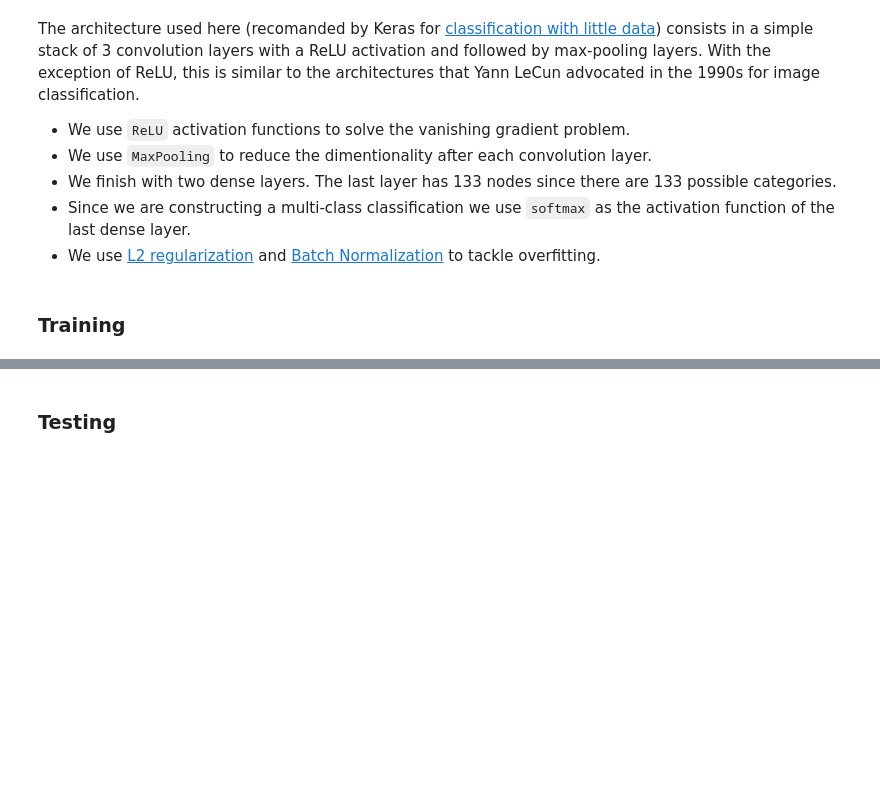
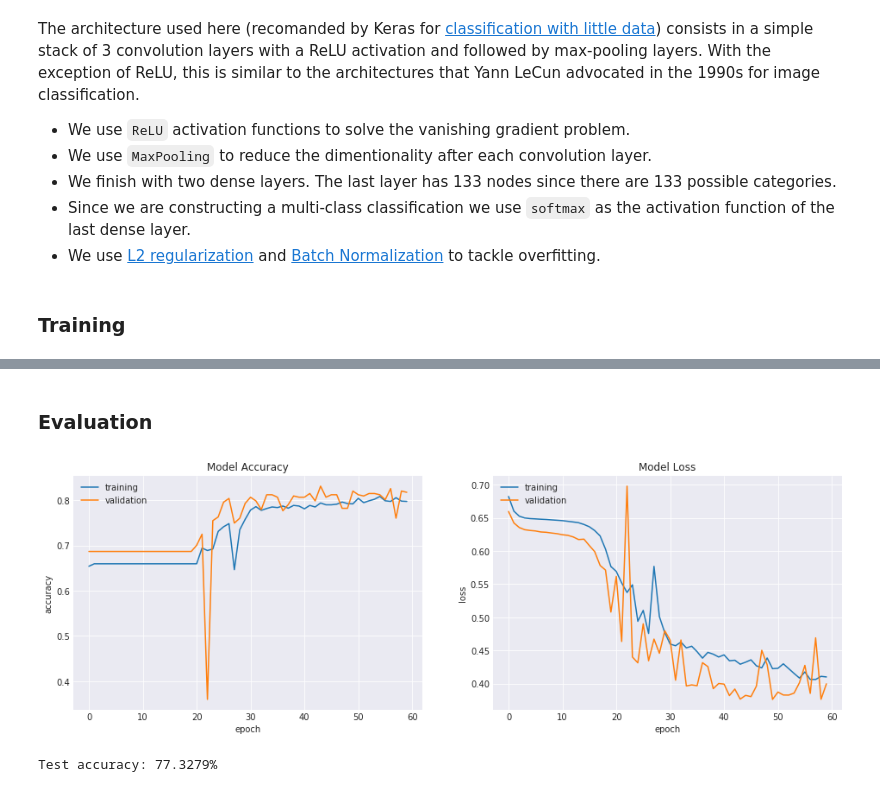
Before and after one commit to SelimChraibi/real-time-human-detection, a Jupyter notebook: learning_notebook.ipynb, the cells around one changed output, grey strips where cells are left out. Cells and saved outputs as stored; diff of their text form; code cells hidden in the pictures; blank space fills up the shorter version.

```diff
--- a/learning_notebook.ipynb
+++ b/learning_notebook.ipynb
@@ -94,7 +83,7 @@ The architecture used here (recomanded by Keras for [classification with little
 - Since we are constructing a multi-class classification we use `softmax` as the activation function of the last dense layer.
 - We use [L2 regularization](https://keras.io/regularizers/) and [Batch Normalization](https://keras.io/layers/normalization/) to tackle overfitting.
 # %%
-import model_from_scratch_3
+import model_from_scratch_4
 
-model_name = 'model_from_scratch_3'
-model = model_from_scratch_3.get_model(nb_classes=len(classes), summary=False)
+model_name = 'model_from_scratch_4'
+model = model_from_scratch_4.get_model(nb_classes=len(classes), summary=False)
@@ -144,0 +92,2 @@ learning_curves(history, 'saved_models/' + model_name + '.png')
+# %%
+history = train(model, model_name, train_tensors, train_targets, epochs=60, batch_size=35, verbose=0)
@@ -145,5 +113,18 @@ learning_curves(history, 'saved_models/' + model_name + '.png')
+# %% [markdown]
+### Evaluation
+# %%
+from IPython.display import Image
+try:
+    learning_curves(history, 'saved_models/' + model_name + '.png')
+except NameError:
+    img = Image(filename='saved_models/' + model_name + '.png')
+    display(img)
+# %% [output]
+[figure, added]
 # %%
 # Loading the model with the best validation loss
 model.load_weights('saved_models/' + model_name + '.hdf5')
+
+compute_accuracy(model, test_tensors, test_targets)
+# %% [output]
+Test accuracy: 77.3279%
-# %% [markdown]
-### Testing
```
Also changed, not shown: parts of 15 cells of this notebook, 2 other files.
